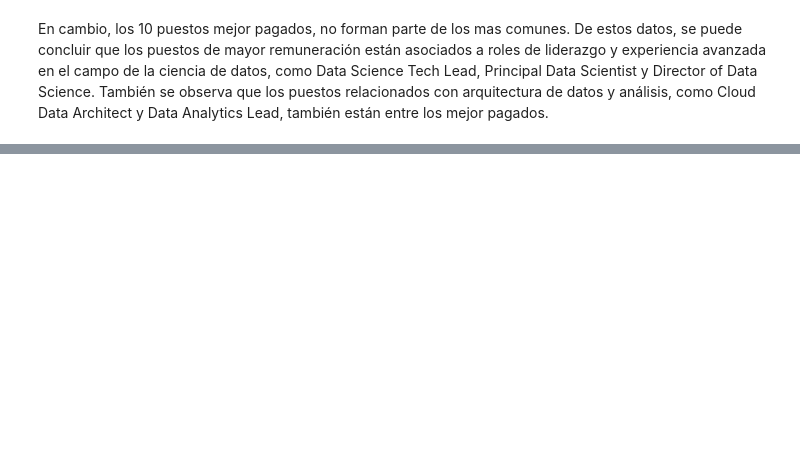
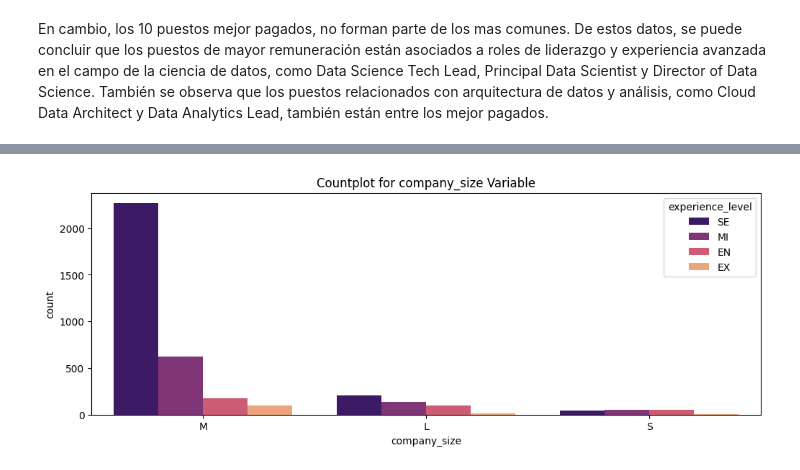
Before and after one commit to JuditRoca/Diabetesprediction, a Jupyter notebook: Notebooks/01_EDA.ipynb, the cells around one changed output, grey strips where cells are left out. Cells and saved outputs as stored; diff of their text form; code cells hidden in the pictures; blank space fills up the shorter version.

```diff
--- a/Notebooks/01_EDA.ipynb
+++ b/Notebooks/01_EDA.ipynb
@@ -133,0 +182,7 @@ plt.show()
+# %%
+plt.figure(figsize=[12,4])
+sns.countplot(x = df['company_size'],hue=df['experience_level'],order=df['company_size'].value_counts().index,palette='magma')
+plt.title('Countplot for company_size Variable')
+plt.show()
+# %% [output]
+[figure, added]
```
Also changed, not shown: parts of 20 cells of this notebook, 5 other files.
